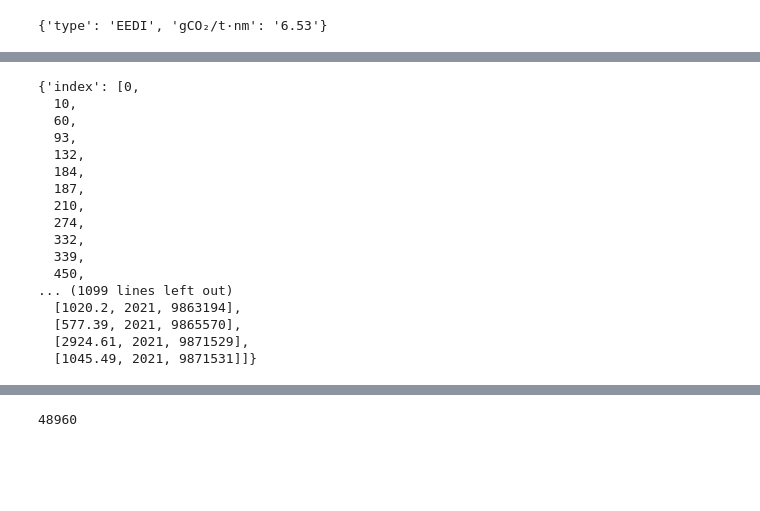
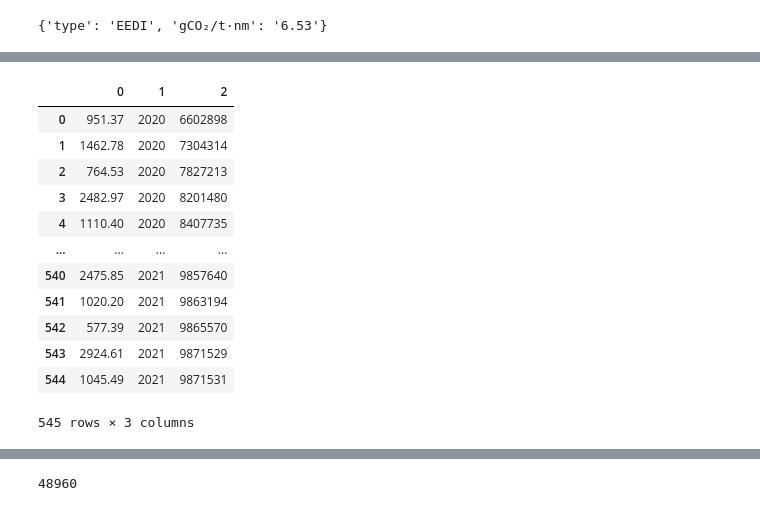
Before and after one commit to vasileiosvyzas/ship_emissions_tracker, a Jupyter notebook: notebooks/data_checking.ipynb, the cells around one changed output, grey strips where cells are left out. Saved outputs shown, nothing was run; the diff lists cells and outputs as text; code cells hidden in the pictures; blank space fills up the shorter version.

```diff
--- a/notebooks/data_checking.ipynb
+++ b/notebooks/data_checking.ipynb
@@ -151,23 +148,21 @@ Name: count, dtype: int64
 # %%
-df[df['Ship type'] == 'Passenger ship'][['Total fuel consumption [m tonnes]', 'Reporting Period', 'IMO Number']].to_dict(orient='split')
+t = df[df['Ship type'] == 'Passenger ship'][['Total fuel consumption [m tonnes]', 'Reporting Period', 'IMO Number']].to_dict(orient='split')
-# %% [output]
-{'index': [0,
-  10,
-  60,
-  93,
-  132,
-  184,
-  187,
-  210,
-  274,
-  332,
-  339,
-  450,
-... (1099 lines left out)
-  [1020.2, 2021, 9863194],
-  [577.39, 2021, 9865570],
-  [2924.61, 2021, 9871529],
-  [1045.49, 2021, 9871531]]}
+# %%
+pd.DataFrame.from_dict(data=t['data'])
+# %% [output]
+|  | 0 | 1 | 2 |
+| 0 | 951.37 | 2020 | 6602898 |
+| 1 | 1462.78 | 2020 | 7304314 |
+| 2 | 764.53 | 2020 | 7827213 |
+| 3 | 2482.97 | 2020 | 8201480 |
+| 4 | 1110.40 | 2020 | 8407735 |
+| ... | ... | ... | ... |
+| 540 | 2475.85 | 2021 | 9857640 |
+| 541 | 1020.20 | 2021 | 9863194 |
+| 542 | 577.39 | 2021 | 9865570 |
+| 543 | 2924.61 | 2021 | 9871529 |
+| 544 | 1045.49 | 2021 | 9871531 |
+545 rows × 3 columns
 # %%
 df['Port of Registry'].value_counts(dropna=False)
 # %% [output]
```
Also changed, not shown: parts of 28 cells of this notebook.
